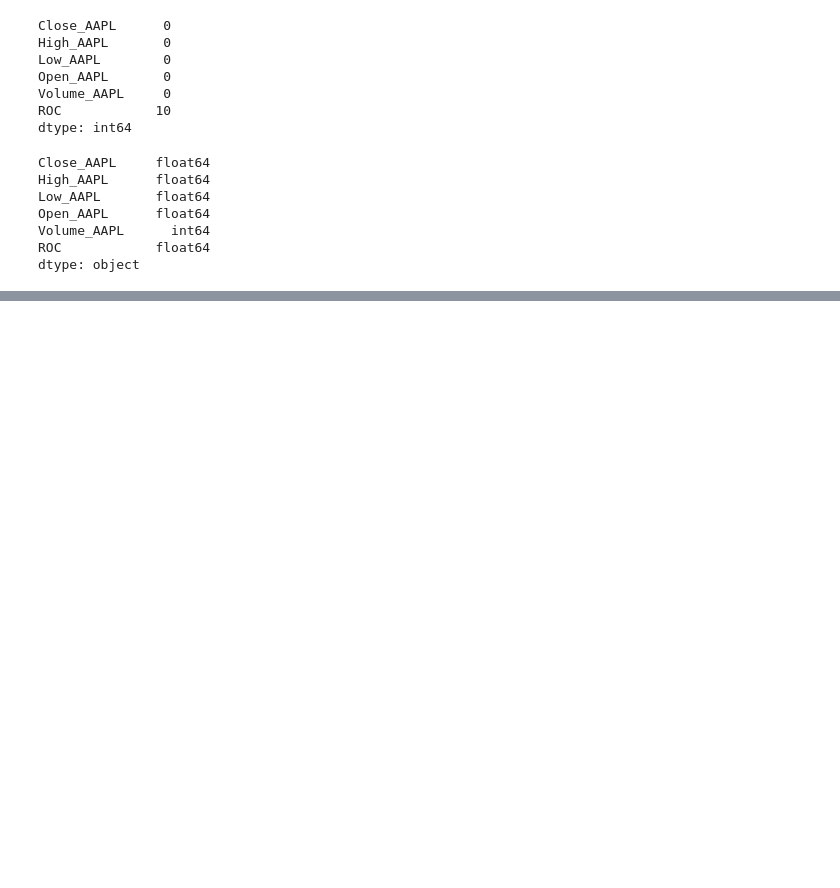
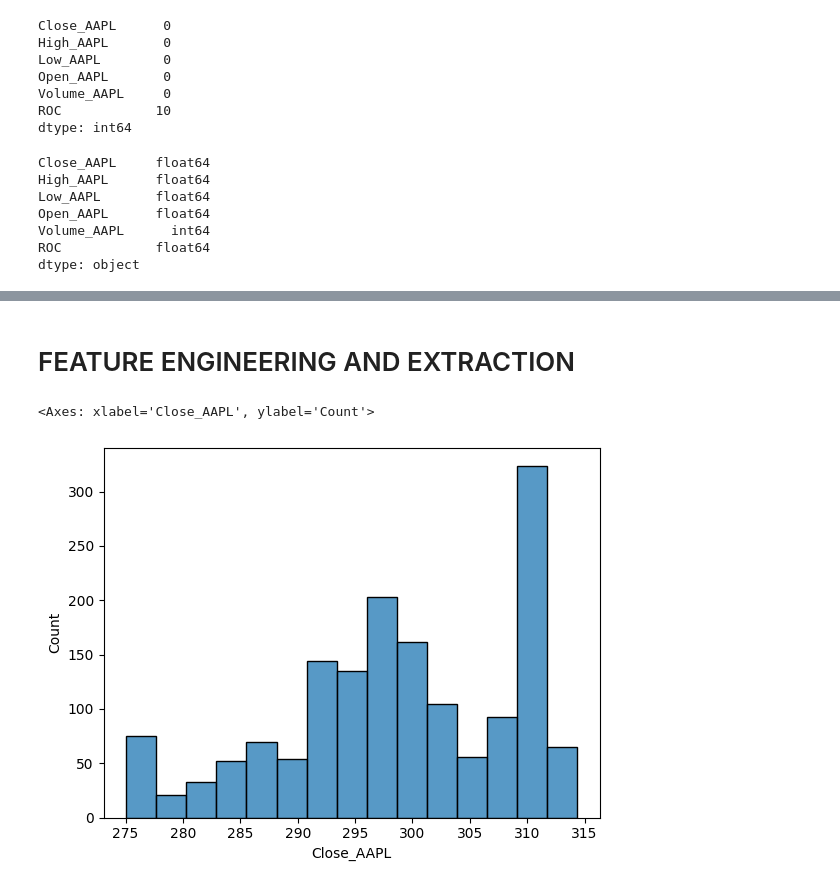
Before and after one commit to Priyamkumar8778/algo-trading, a Jupyter notebook: 7EDA.ipynb, the cells around one changed output, grey strips where cells are left out. Drawn from its saved outputs; the diff is of its cells as text; code cells hidden in the pictures; blank space fills up the shorter version.

Commit message:
feature engineering and extraction

```diff
--- a/7EDA.ipynb
+++ b/7EDA.ipynb
@@ -228,0 +216,7 @@ df_cleaned = df_cleaned.astype(int)
+# %% [markdown]
+# FEATURE ENGINEERING AND EXTRACTION
+# %%
+sns.histplot(df['Close_AAPL'])
+# %% [output]
+<Axes: xlabel='Close_AAPL', ylabel='Count'>
+[figure, added]
```
Also changed, not shown: parts of 22 cells of this notebook.
